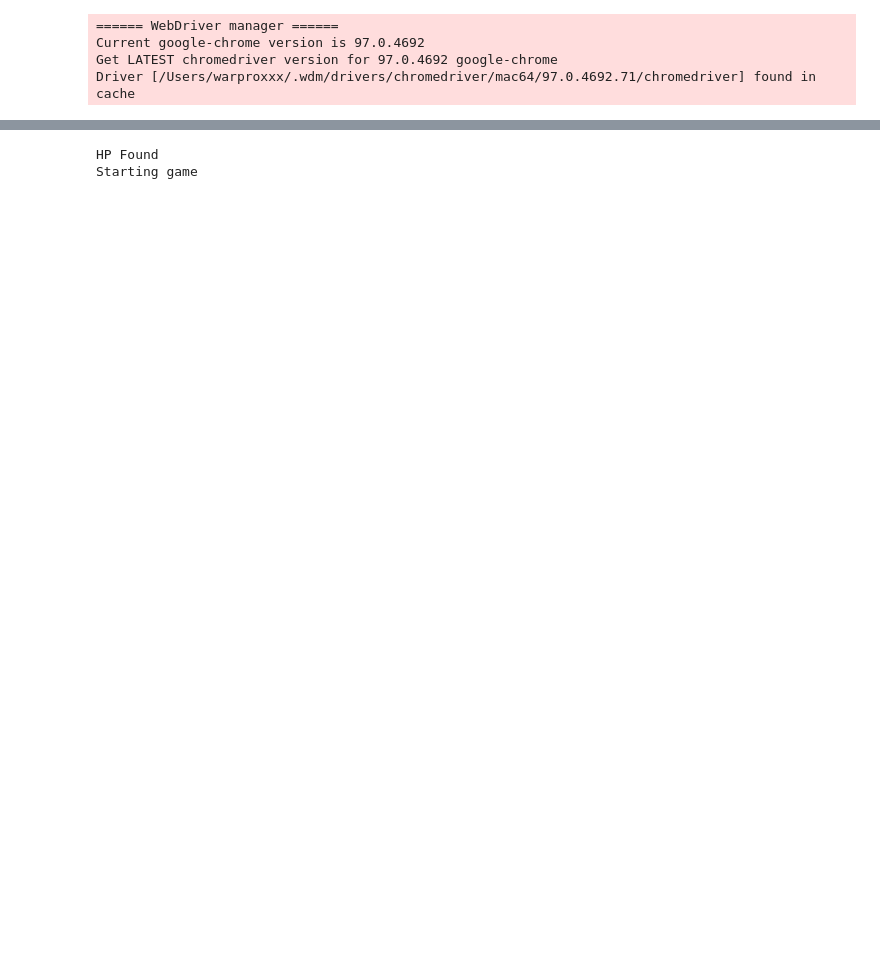
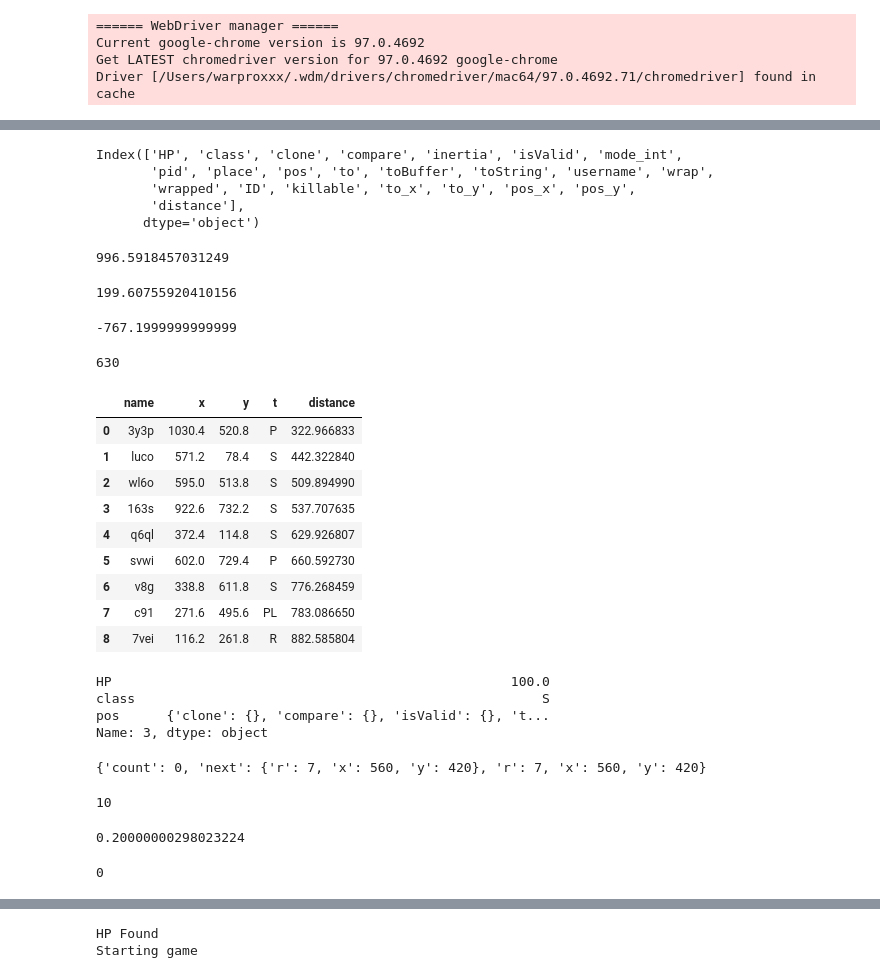
Before and after one commit to warproxxx/crypto-royale, a Jupyter notebook: Untitled.ipynb, the cells around one changed output, grey strips where cells are left out. Cells and saved outputs as stored; diff of their text form; code cells hidden in the pictures; blank space fills up the shorter version.

```diff
--- a/Untitled.ipynb
+++ b/Untitled.ipynb
@@ -344,0 +349,60 @@ KeyboardInterrupt:
+# %%
+state_df.columns
+# %% [output]
+Index(['HP', 'class', 'clone', 'compare', 'inertia', 'isValid', 'mode_int',
+       'pid', 'place', 'pos', 'to', 'toBuffer', 'toString', 'username', 'wrap',
+       'wrapped', 'ID', 'killable', 'to_x', 'to_y', 'pos_x', 'pos_y',
+       'distance'],
+      dtype='object')
+# %%
+player['pos']['x']
+# %% [output]
+996.5918457031249
+# %%
+player['pos']['y']
+# %% [output]
+199.60755920410156
+# %%
+player['to']['x']
+# %% [output]
+-767.1999999999999
+# %%
+player['to']['y']
+# %% [output]
+630
+# %%
+loot_df
+# %% [output]
+|  | name | x | y | t | distance |
+| 0 | 3y3p | 1030.4 | 520.8 | P | 322.966833 |
+| 1 | luco | 571.2 | 78.4 | S | 442.322840 |
+| 2 | wl6o | 595.0 | 513.8 | S | 509.894990 |
+| 3 | 163s | 922.6 | 732.2 | S | 537.707635 |
+| 4 | q6ql | 372.4 | 114.8 | S | 629.926807 |
+| 5 | svwi | 602.0 | 729.4 | P | 660.592730 |
+| 6 | v8g | 338.8 | 611.8 | S | 776.268459 |
+| 7 | c91 | 271.6 | 495.6 | PL | 783.086650 |
+| 8 | 7vei | 116.2 | 261.8 | R | 882.585804 |
+# %%
+player[['HP', 'class', 'pos']]
+# %% [output]
+HP                                                   100.0
+class                                                    S
+pos      {'clone': {}, 'compare': {}, 'isValid': {}, 't...
+Name: 3, dtype: object
+# %%
+state['gas_area']
+# %% [output]
+{'count': 0, 'next': {'r': 7, 'x': 560, 'y': 420}, 'r': 7, 'x': 560, 'y': 420}
+# %%
+state['gas_closes_in']
+# %% [output]
+10
+# %%
+state['gas_damage']
+# %% [output]
+0.20000000298023224
+# %%
+state['gas_speed']
+# %% [output]
+0
```
Also changed, not shown: parts of 9 cells of this notebook.
